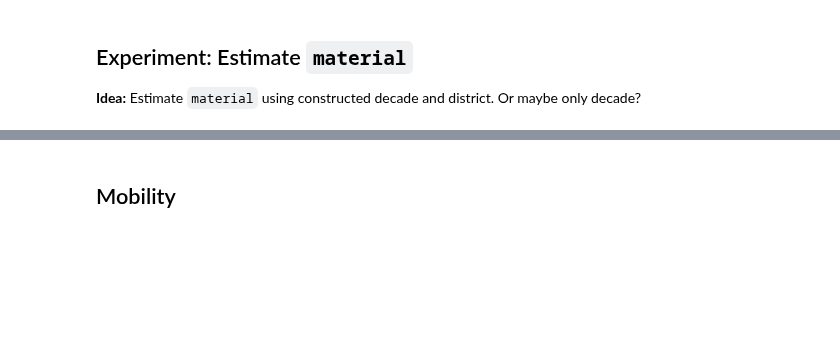
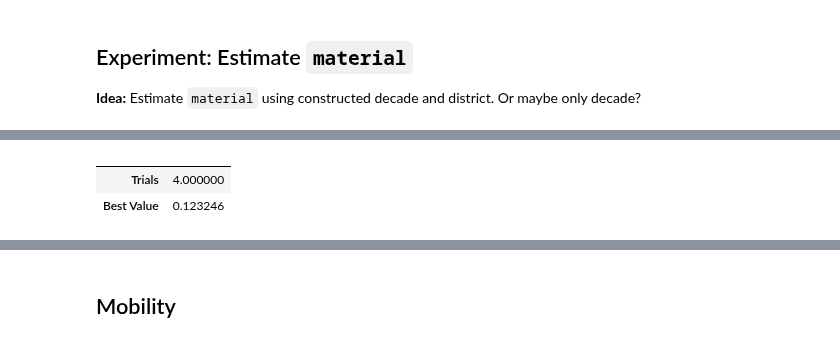
Before and after one commit to jimoskar/ml, a Jupyter notebook: project/vegard_notebook.ipynb, the cells around one changed output, grey strips where cells are left out. Saved outputs shown, nothing was run; the diff lists cells and outputs as text; code cells hidden in the pictures; blank space fills up the shorter version.

Commit message:
Update vegard_notebook.ipynb and add LightGBM-F4 submission

```diff
--- a/project/vegard_notebook.ipynb
+++ b/project/vegard_notebook.ipynb
@@ -618,0 +543,2 @@ Please use categorical_feature argument of the Dataset constructor to pass this
+# %%
+study = optuna.create_study(direction="minimize", study_name="LightGBM-F4")
@@ -618,0 +554,9 @@ Please use categorical_feature argument of the Dataset constructor to pass this
+# %%
+pd.DataFrame.from_dict({
+    "Trials": len(study.trials),
+    "Best Value": study.best_value,
+}, orient="index", columns=[""])
+# %% [output]
+|  |  |
+| Trials | 4.000000 |
+| Best Value | 0.123246 |
```
Also changed, not shown: parts of 64 cells of this notebook, 1 other file.
